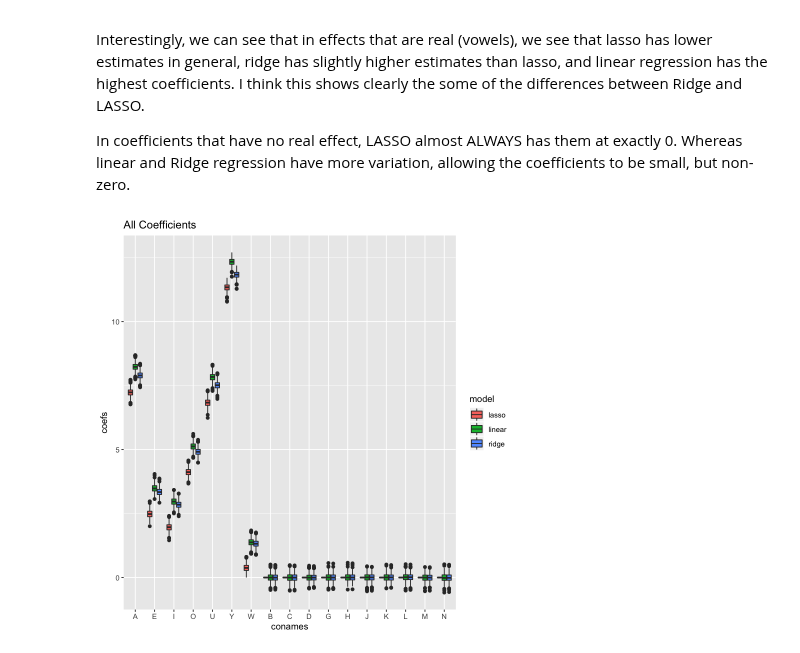
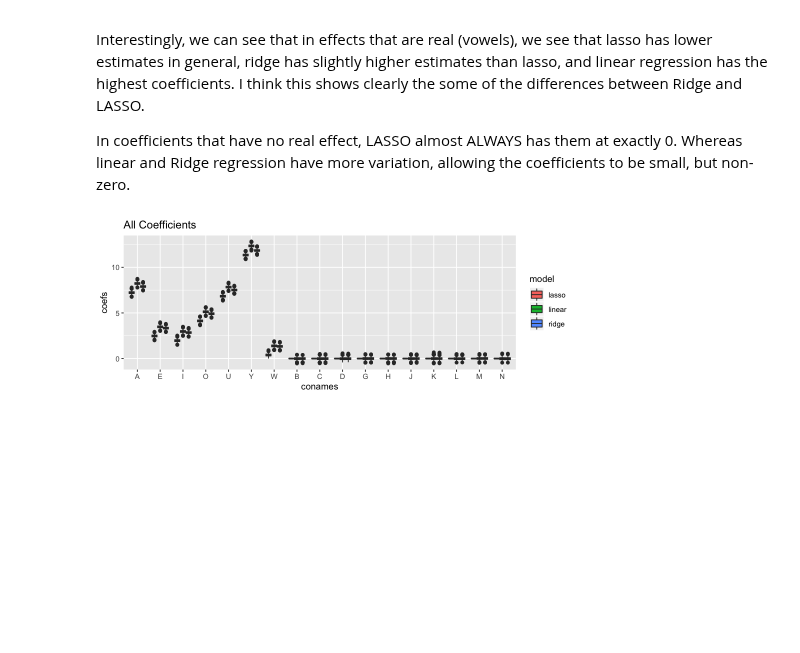
Before and after one commit to chelseaparlett/CPSC392ParlettPelleriti, a Jupyter notebook: Extras/Linear, Ridge, and LASSO regression.ipynb, the cells around one changed output. Drawn from its saved outputs; the diff is of its cells as text; code cells hidden in the pictures; blank space fills up the shorter version.

```diff
--- a/Extras/Linear, Ridge, and LASSO regression.ipynb
+++ b/Extras/Linear, Ridge, and LASSO regression.ipynb
@@ -81,13 +81,14 @@ Interestingly, we can see that in effects that are real (vowels), we see that la
 In coefficients that have no real effect, LASSO almost ALWAYS has them at exactly 0. Whereas linear and Ridge regression have more variation, allowing the coefficients to be small, but non-zero.
 # %%
 # All Coefficients
+options(repr.plot.width=8, repr.plot.height=3)
 ggplot(sim[sim$conames %in% c("A", "E", "I", "O", "U", "Y", "W",
                               "B","C","D","G","H","J","K","L", "M","N"),], aes(x = conames,
                                            y = coefs,
                                            fill = model)) +
   geom_boxplot() + ggtitle("All Coefficients")
 # %% [output]
-[figure, old version]
+[figure, new version]
 # %%
 #just vowels (actual effects)
 ggplot(sim[sim$conames %in% c("A", "E", "I", "O", "U", "Y", "W"),], aes(x = conames,
```
Also changed, not shown: parts of 2 cells of this notebook, 40 other files.
